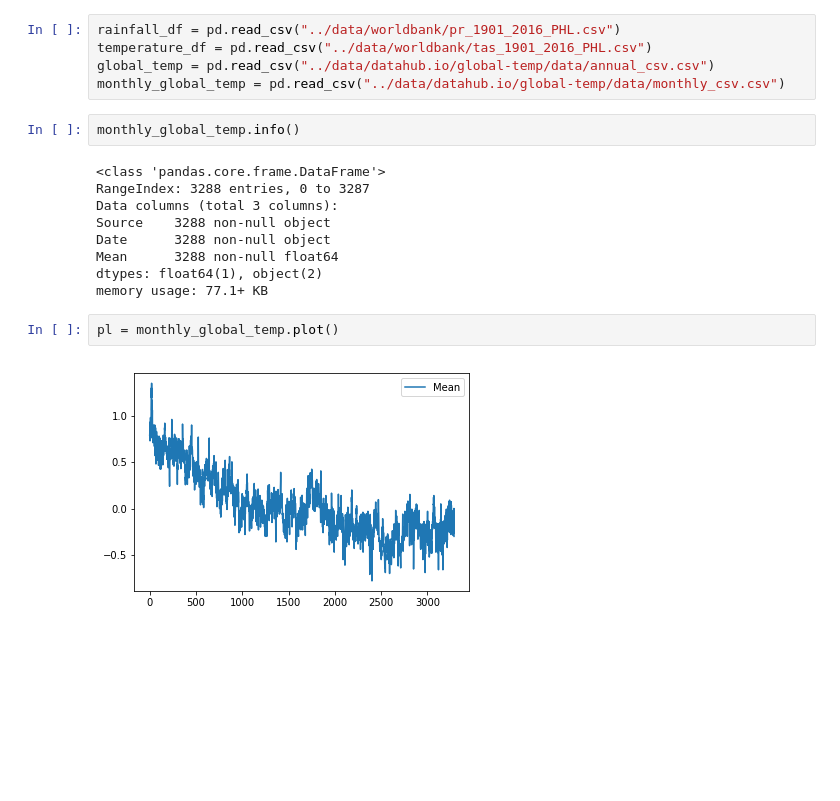
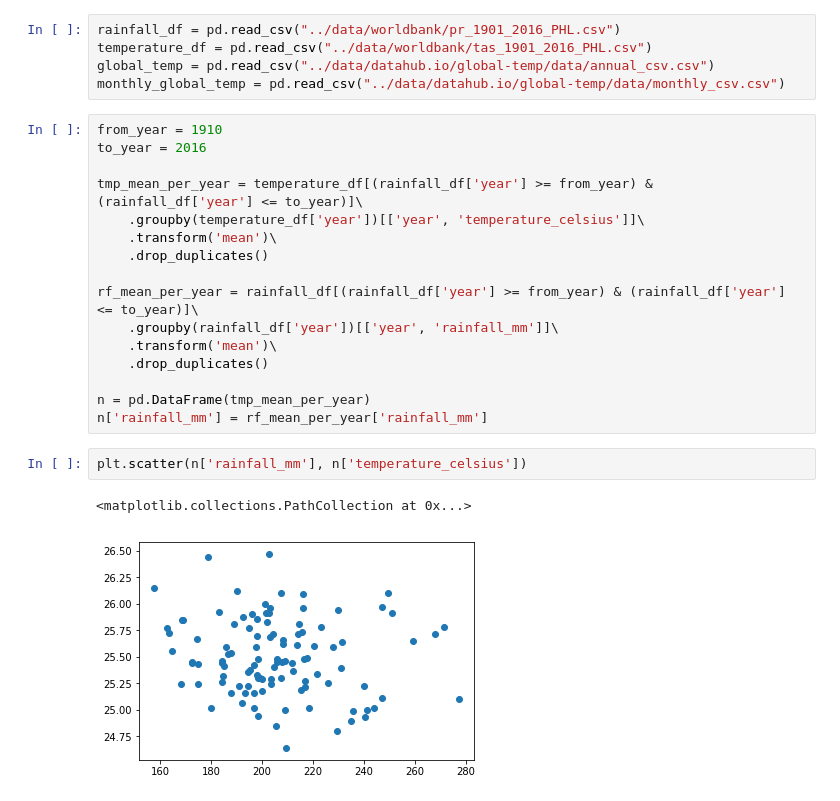
Before and after one commit to onezeronine/klima, a Jupyter notebook: notebooks/climate.ipynb, the cells around one changed output. Drawn from its saved outputs; the diff is of its cells as text; blank space fills up the shorter version.

Commit message:
added scatter plot for temp and rainfall

```diff
--- a/notebooks/climate.ipynb
+++ b/notebooks/climate.ipynb
@@ -9,18 +9,24 @@ rainfall_df = pd.read_csv("../data/worldbank/pr_1901_2016_PHL.csv")
 temperature_df = pd.read_csv("../data/worldbank/tas_1901_2016_PHL.csv")
 global_temp = pd.read_csv("../data/datahub.io/global-temp/data/annual_csv.csv")
 monthly_global_temp = pd.read_csv("../data/datahub.io/global-temp/data/monthly_csv.csv")
-# %%
-monthly_global_temp.info()
-# %% [output]
-<class 'pandas.core.frame.DataFrame'>
-RangeIndex: 3288 entries, 0 to 3287
-Data columns (total 3 columns):
-Source    3288 non-null object
-Date      3288 non-null object
-Mean      3288 non-null float64
-dtypes: float64(1), object(2)
-memory usage: 77.1+ KB
-# %%
-pl = monthly_global_temp.plot()
-# %% [output]
-[figure, removed]
+# %%
+from_year = 1910
+to_year = 2016
+
+tmp_mean_per_year = temperature_df[(rainfall_df['year'] >= from_year) & (rainfall_df['year'] <= to_year)]\
+    .groupby(temperature_df['year'])[['year', 'temperature_celsius']]\
+    .transform('mean')\
+    .drop_duplicates()
+
+rf_mean_per_year = rainfall_df[(rainfall_df['year'] >= from_year) & (rainfall_df['year'] <= to_year)]\
+    .groupby(rainfall_df['year'])[['year', 'rainfall_mm']]\
+    .transform('mean')\
+    .drop_duplicates()
+
+n = pd.DataFrame(tmp_mean_per_year)
+n['rainfall_mm'] = rf_mean_per_year['rainfall_mm']
+# %%
+plt.scatter(n['rainfall_mm'], n['temperature_celsius'])
+# %% [output]
+<matplotlib.collections.PathCollection at 0x...>
+[figure, added]
```
Also changed, not shown: parts of 1 cell of this notebook, 2 other files.
